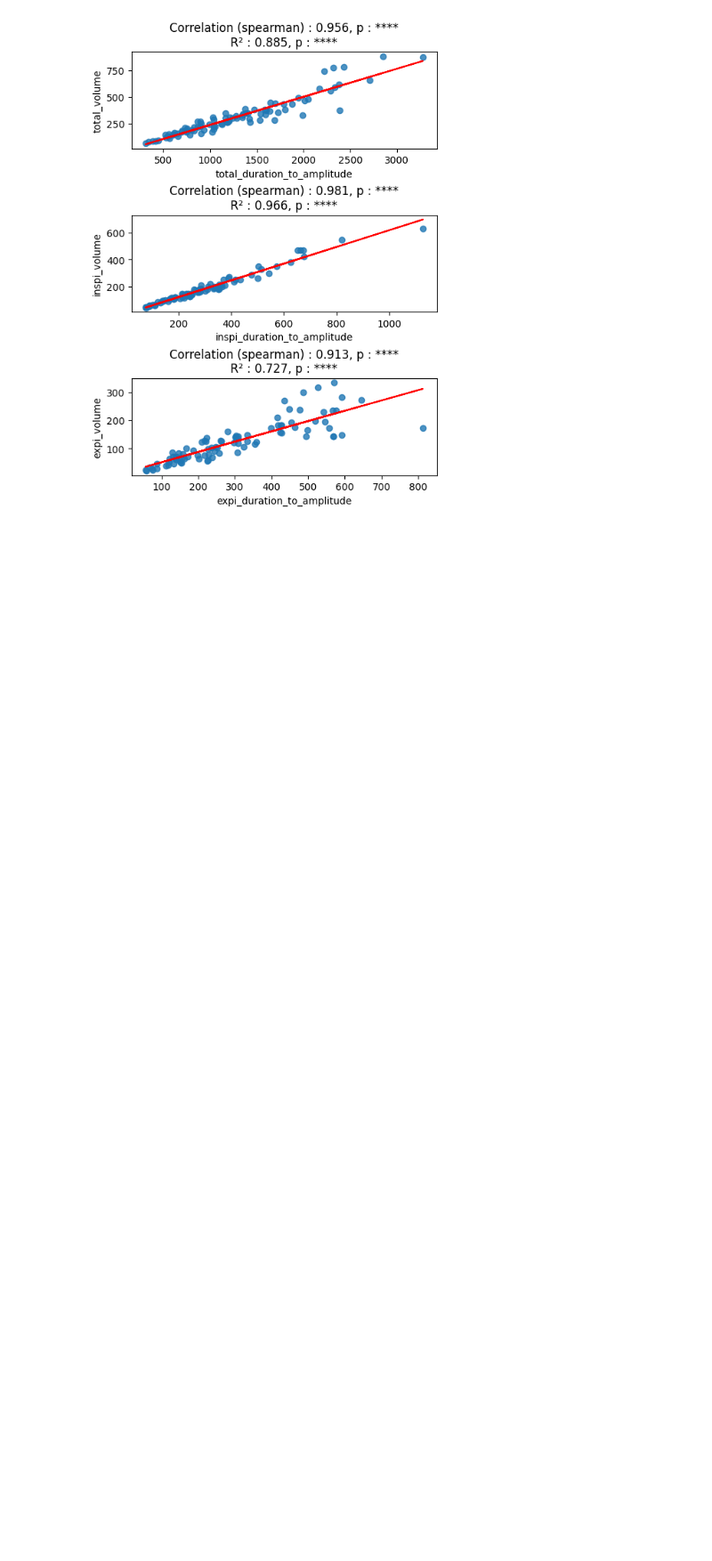
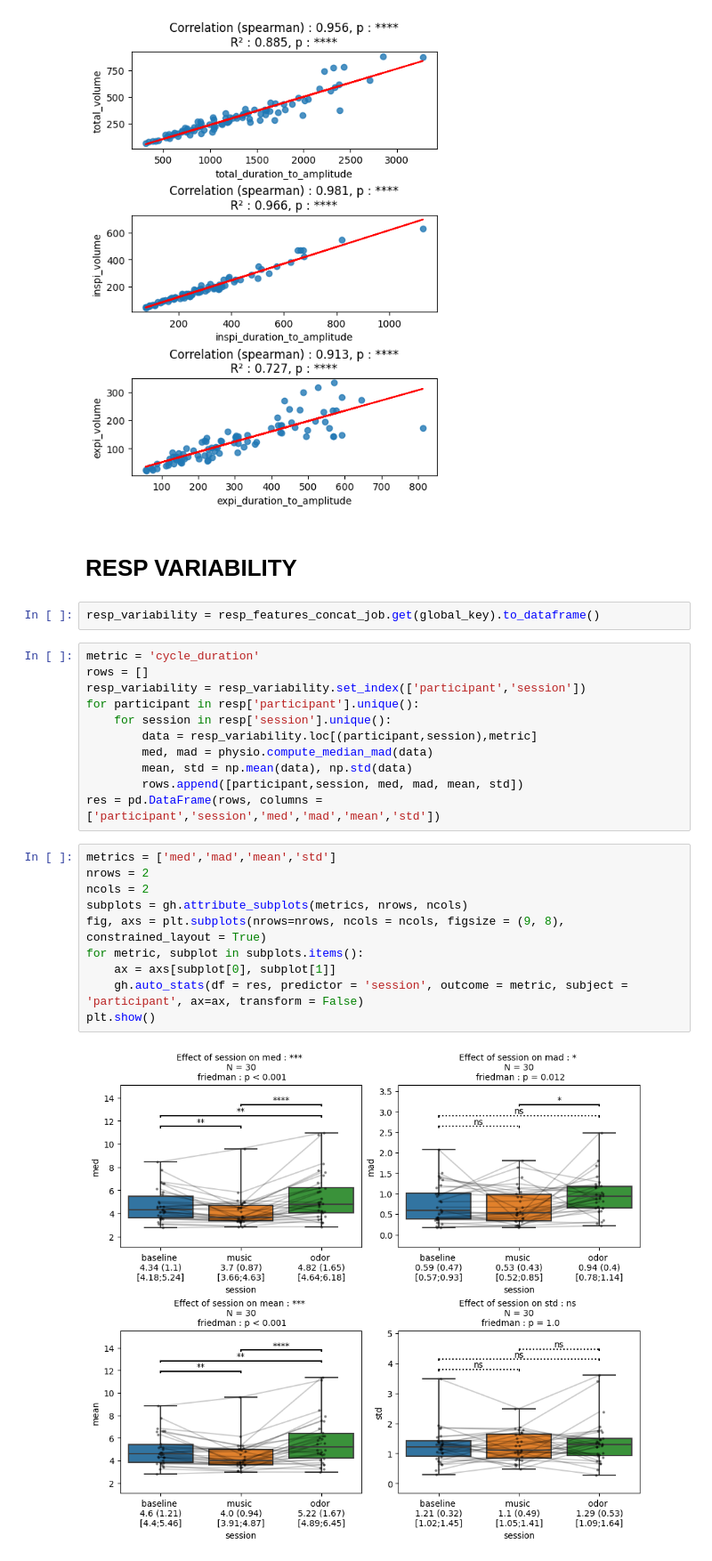
Before and after one commit to ValentinGhibaudo/Emosens_3, a Jupyter notebook: stats_resp_features.ipynb, the cells around one changed output. Shown at 89% size. Cells and saved outputs as stored; diff of their text form; blank space fills up the shorter version.

```diff
--- a/stats_resp_features.ipynb
+++ b/stats_resp_features.ipynb
@@ -246,3 +246,30 @@ fig.savefig(savefile, dpi = 500, bbox_inches = 'tight')
 plt.show()
 # %% [output]
 [figure]
+# %% [markdown]
+# RESP VARIABILITY
+# %%
+resp_variability = resp_features_concat_job.get(global_key).to_dataframe()
+# %%
+metric = 'cycle_duration'
+rows = []
+resp_variability = resp_variability.set_index(['participant','session'])
+for participant in resp['participant'].unique():
+    for session in resp['session'].unique():
+        data = resp_variability.loc[(participant,session),metric]
+        med, mad = physio.compute_median_mad(data)
+        mean, std = np.mean(data), np.std(data)
+        rows.append([participant,session, med, mad, mean, std])
+res = pd.DataFrame(rows, columns = ['participant','session','med','mad','mean','std'])
+# %%
+metrics = ['med','mad','mean','std']
+nrows = 2
+ncols = 2
+subplots = gh.attribute_subplots(metrics, nrows, ncols)
+fig, axs = plt.subplots(nrows=nrows, ncols = ncols, figsize = (9, 8), constrained_layout = True)
+for metric, subplot in subplots.items():
+    ax = axs[subplot[0], subplot[1]]
+    gh.auto_stats(df = res, predictor = 'session', outcome = metric, subject = 'participant', ax=ax, transform = False)
+plt.show()
+# %% [output]
+[figure, added]
```
Also changed, not shown: parts of 3 cells of this notebook, 1 other file.
